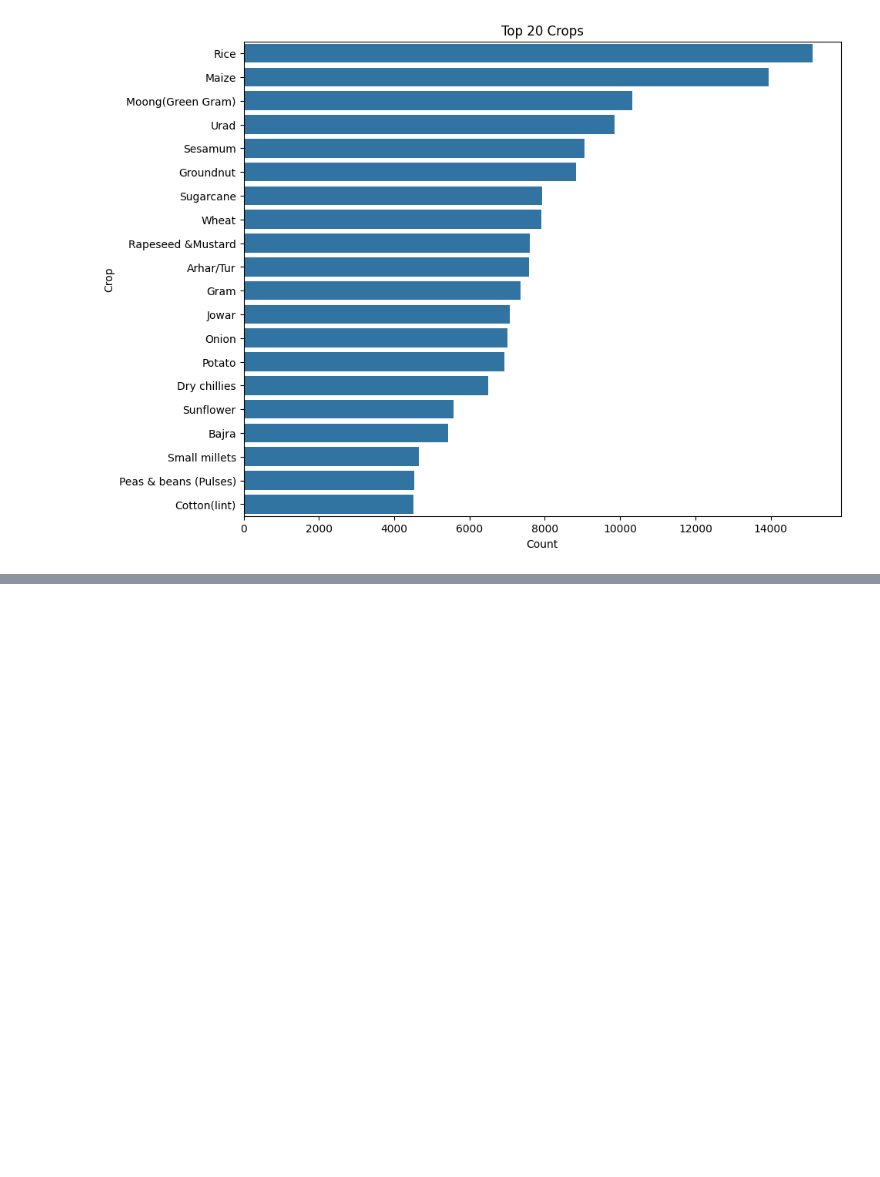
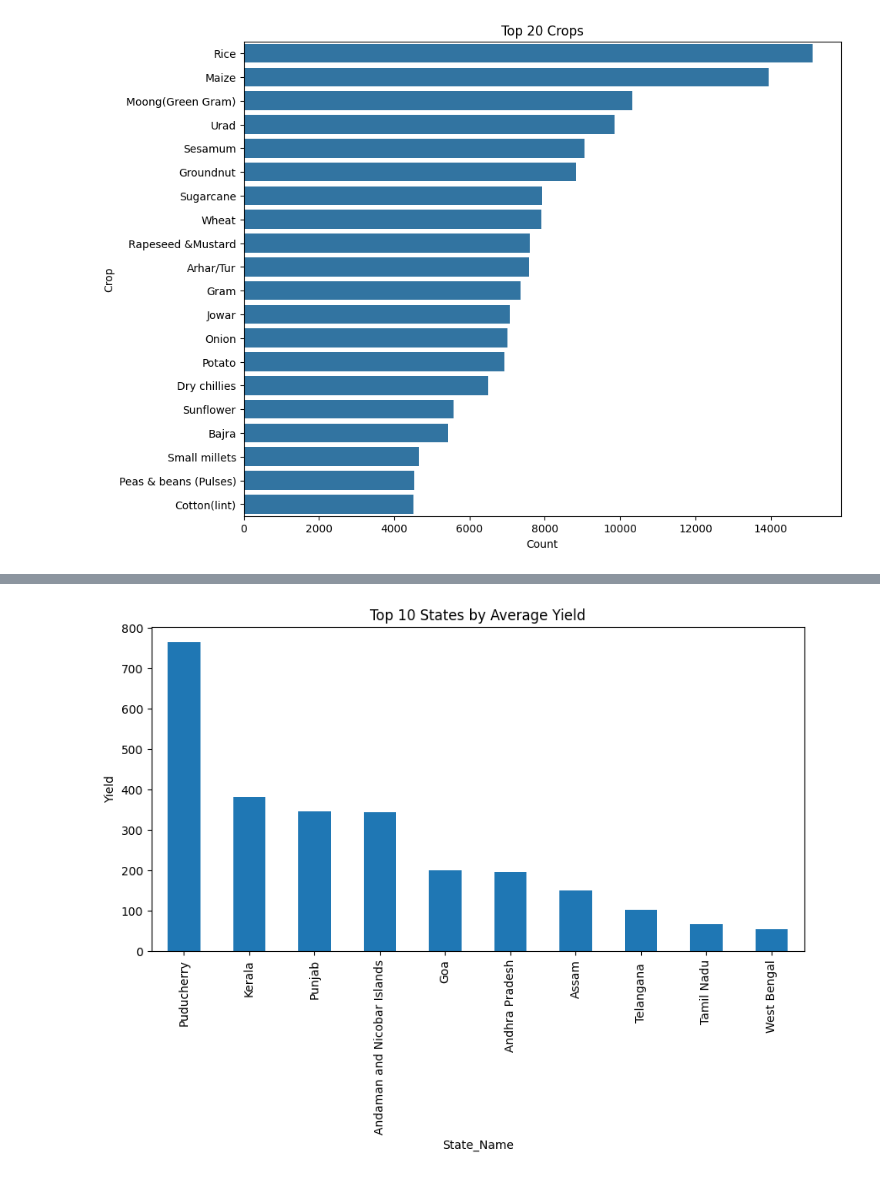
Before and after one commit to mohammedumairuddin/EEEM073-AI-Sustainability-coursework, a Jupyter notebook: notebooks/exploratory_analysis.ipynb, the cells around one changed output, grey strips where cells are left out. Saved outputs shown, nothing was run; the diff lists cells and outputs as text; code cells hidden in the pictures; blank space fills up the shorter version.

```diff
--- a/notebooks/exploratory_analysis.ipynb
+++ b/notebooks/exploratory_analysis.ipynb
@@ -92,0 +111,15 @@ plt.show()
+# %%
+
+
+state_yield = df.groupby("State_Name")["Yield"].mean().sort_values(ascending=False).head(10)
+
+plt.figure(figsize=(10,5))
+state_yield.plot(kind="bar")
+plt.title("Top 10 States by Average Yield")
+plt.ylabel("Yield")
+
+plt.savefig("../results/plots/state_yield.png", dpi=300)
+
+plt.show()
+# %% [output]
+[figure, added]
```
Also changed, not shown: parts of 9 cells of this notebook.
